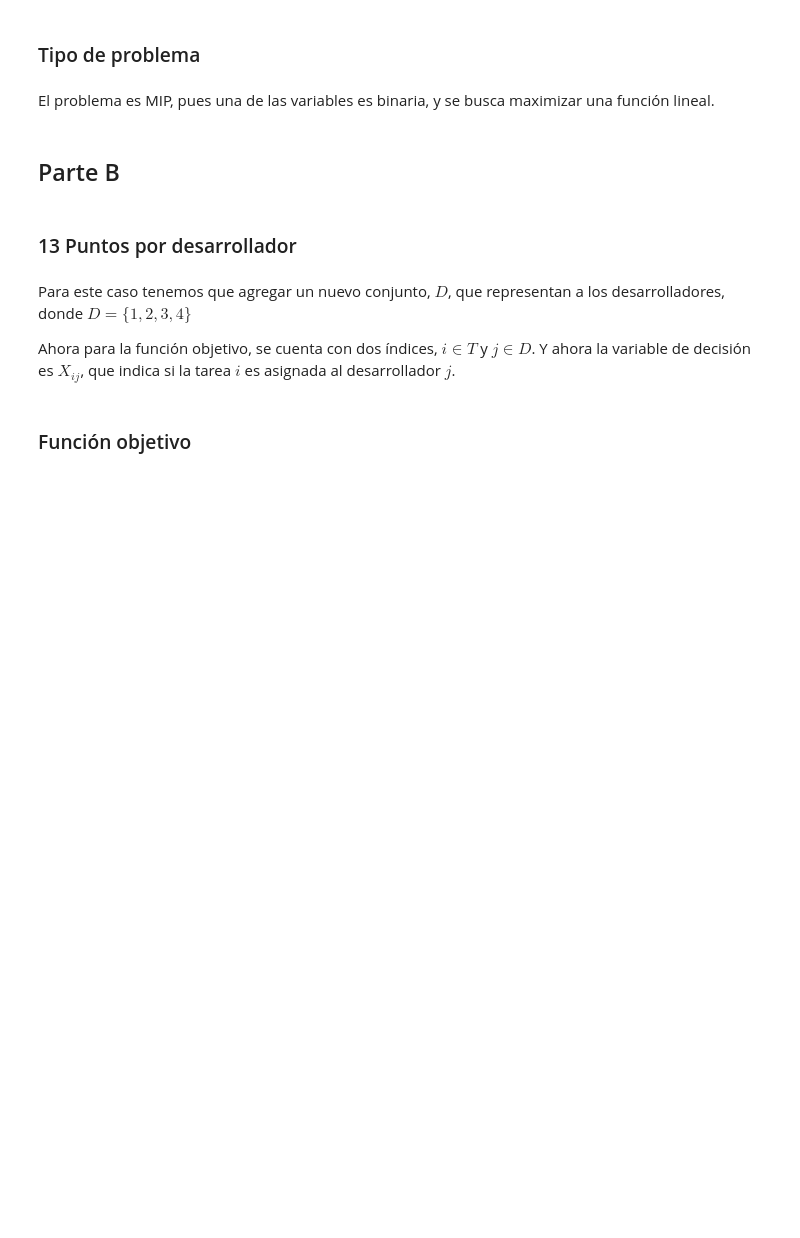
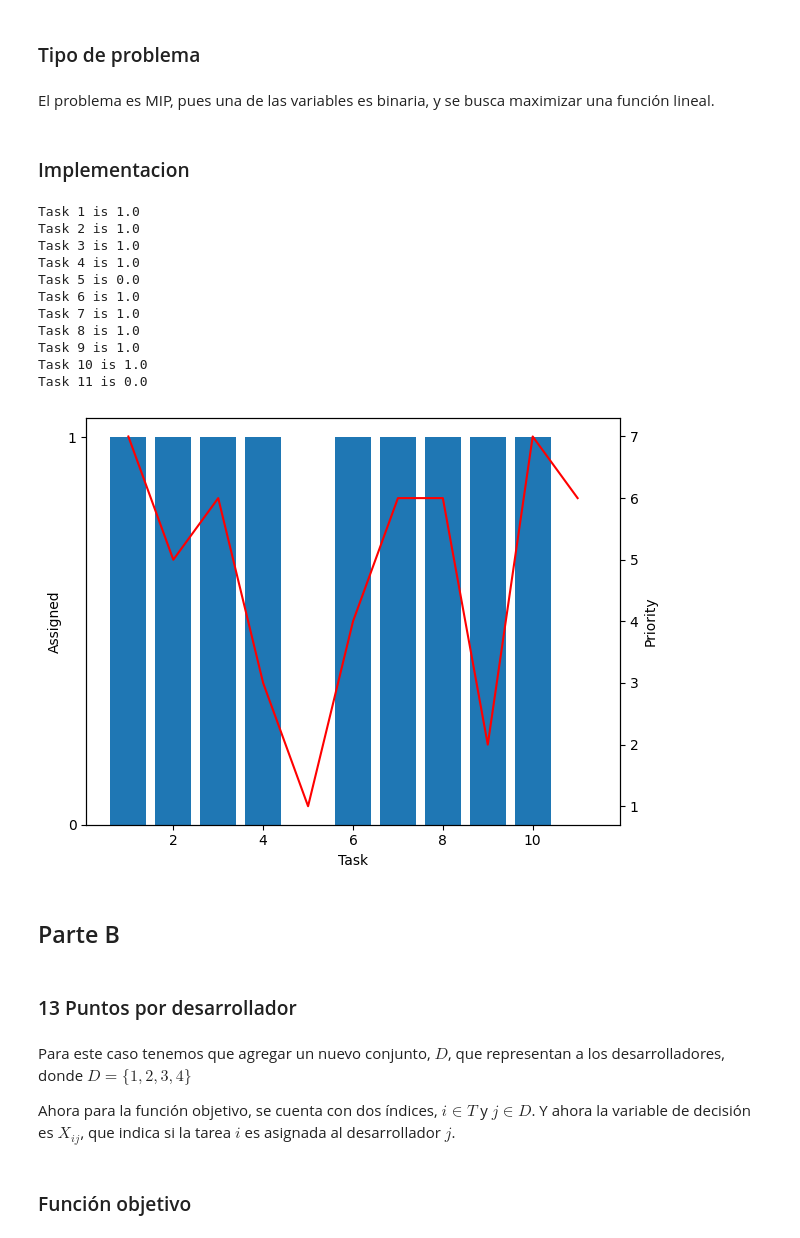
Before and after one commit to alejandroP03/lab_1_mos, a Jupyter notebook: Lab_1_MOS.ipynb, the cells around one changed output. Drawn from its saved outputs; the diff is of its cells as text; code cells hidden in the pictures; blank space fills up the shorter version.

```diff
--- a/Lab_1_MOS.ipynb
+++ b/Lab_1_MOS.ipynb
@@ -47,6 +70,70 @@ $$\sum_{i\in T} S_i \cdot X_i \leq 52$$
 ### Tipo de problema
 # %% [markdown]
 El problema es MIP, pues una de las variables es binaria, y se busca maximizar una función lineal.
+# %% [markdown]
+### Implementacion
+# %%
+NUM_TASKS = 11
+MAX_POINTS = 52
+
+s_i = [5, 3, 13, 1, 21, 2, 2, 5, 8, 13, 21]
+
+priorities = ["Máxima", "Media alta", "Alta", "Media baja", "Mínima", "Media", "Alta", "Alta", "Baja", "Máxima", "Alta"]
+prior_val = {
+    "Mínima": 1,
+    "Baja": 2,
+    "Media baja": 3,
+    "Media": 4,
+    "Media alta": 5,
+    "Alta": 6,
+    "Máxima": 7
+}
+
+p_i = [prior_val[p] for p in priorities]
+
+# Parte A
+model = ConcreteModel()
+model.i = RangeSet(NUM_TASKS)
+model.x = Var(model.i, domain=Binary)
+model.obj = Objective(expr=sum(p_i[i-1]*model.x[i] for i in model.i), sense=maximize)
+model.rest_num_points = ConstraintList()
+model.rest_num_points.add(sum(model.x[i]  * s_i[i-1] for i in model.i) <= MAX_POINTS)
+
+solver = SolverFactory('glpk')
+solver.solve(model)
+
+for i in model.i:
+    print(f"Task {i} is {model.x[i].value}")
+
+fig, ax1 = plt.subplots()
+
+ax1.bar(range(1, NUM_TASKS+1), [model.x[i].value for i in model.i], label="Assigned")
+ax1.set_xlabel('Task')
+ax1.set_ylabel('Assigned')
+ax1.set_yticks([0, 1])
+ax1.tick_params(axis='y')
+
+ax2 = ax1.twinx()
+ax2.plot(range(1, NUM_TASKS+1), [p_i[i-1] for i in model.i], 'r', label="Priority")
+ax2.set_ylabel('Priority')
+ax2.set_yticks(range(1, 8))
+ax2.tick_params(axis='y')
+
+fig.tight_layout()
+plt.show()
+# %% [output]
+Task 1 is 1.0
+Task 2 is 1.0
+Task 3 is 1.0
+Task 4 is 1.0
+Task 5 is 0.0
+Task 6 is 1.0
+Task 7 is 1.0
+Task 8 is 1.0
+Task 9 is 1.0
+Task 10 is 1.0
+Task 11 is 0.0
+[figure, added]
 # %% [markdown]
 ## Parte B
 # %% [markdown]
```
Also changed, not shown: parts of 23 cells of this notebook, 2 other files.
